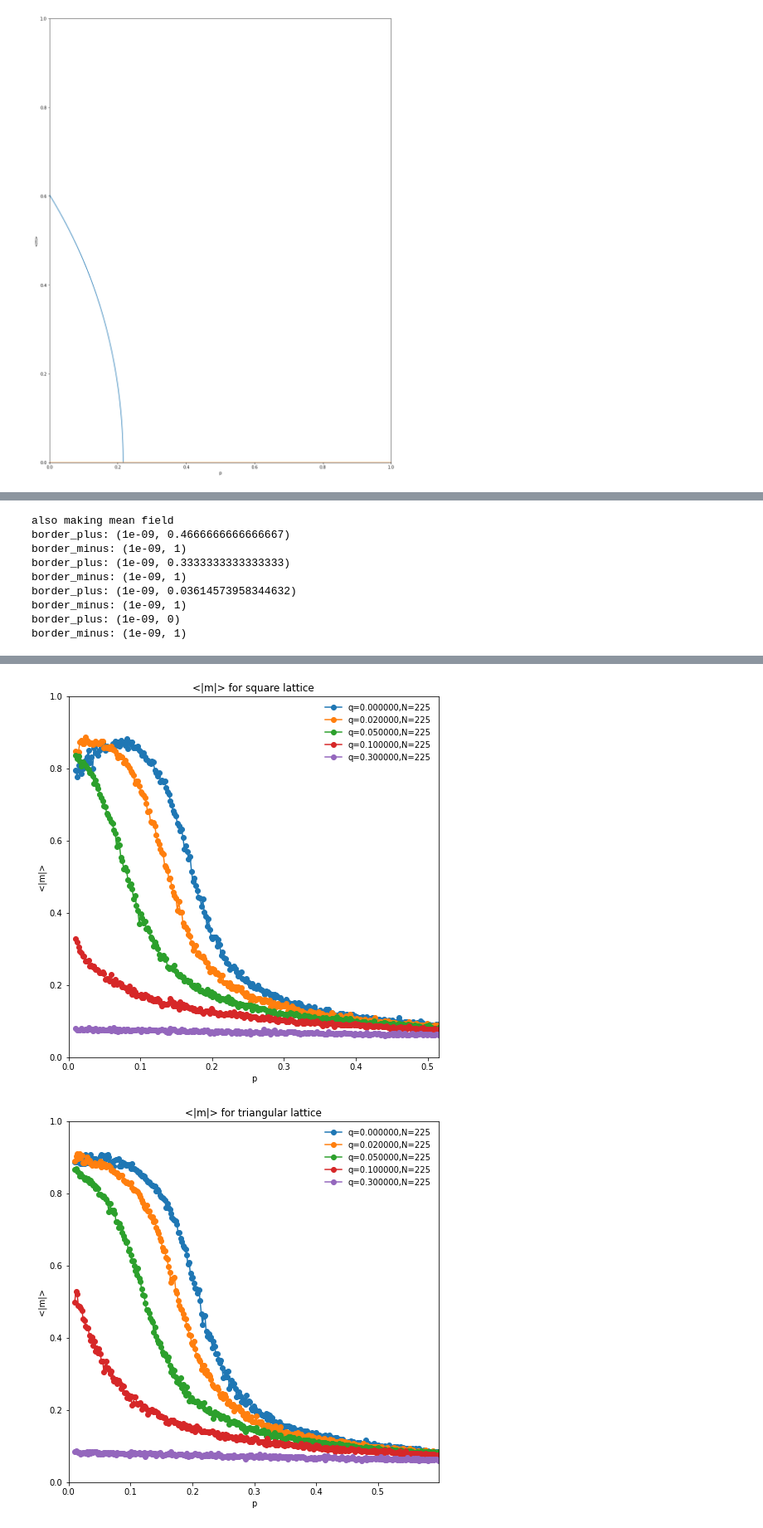
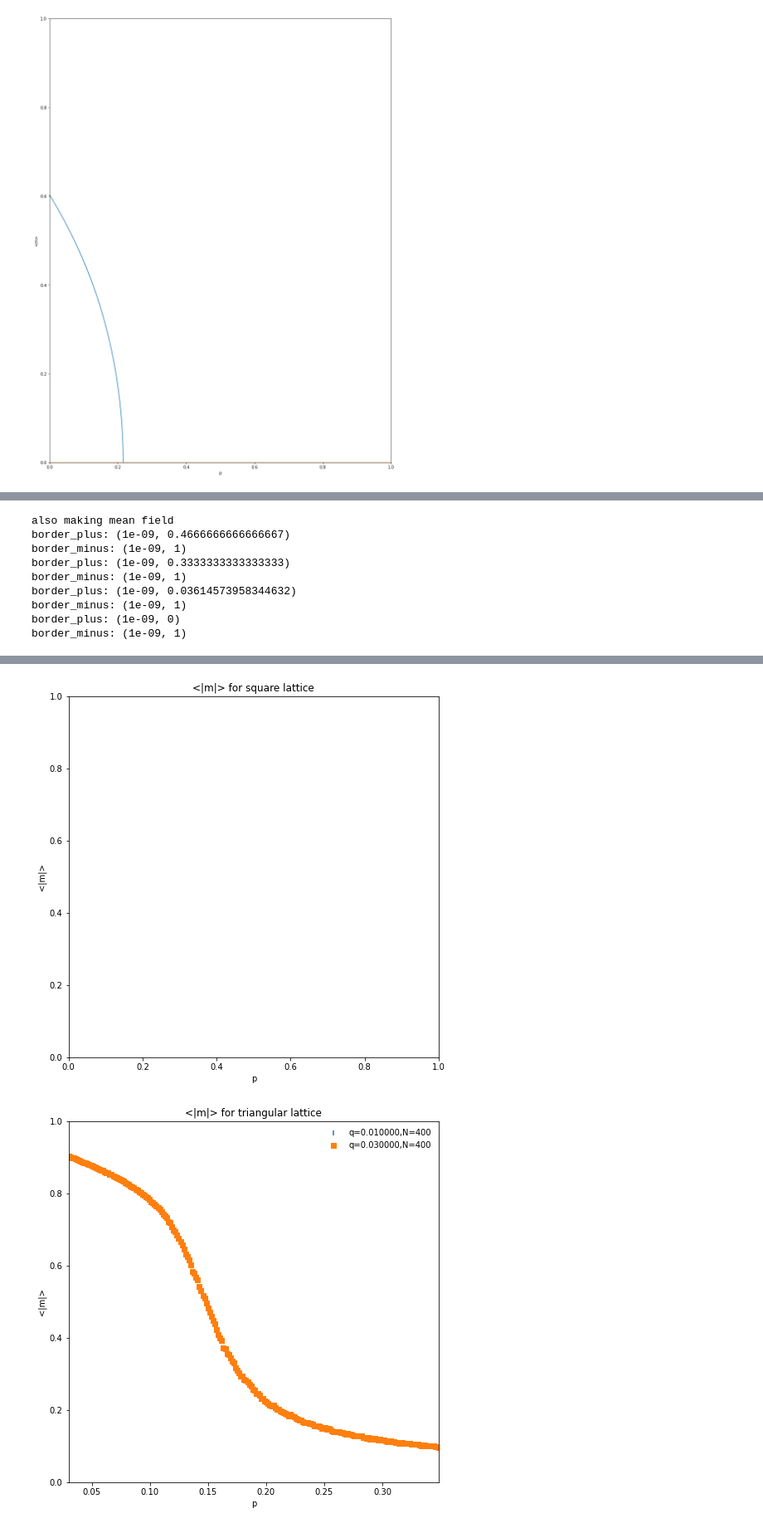
Before and after one commit to makskliczkowski/MajorityVote-counting, a Jupyter notebook: jupyter.ipynb, the cells around one changed output, grey strips where cells are left out. Shown at 83% size. Saved outputs shown, nothing was run; the diff lists cells and outputs as text; code cells hidden in the pictures.

```diff
--- a/jupyter.ipynb
+++ b/jupyter.ipynb
@@ -12,0 +1,20 @@ savedir = "D:\\Uni\\SEMESTERS\\MS\\BDA\\I\\ComplexSystems\\Majority-vote-model\\
+# %%
+import itertools
+import matplotlib.pyplot as plt
+from math import sqrt, log
+import math
+import numpy as np
+import random
+from datetime import datetime
+random.seed(datetime.now())
+import pandas as pd
+import os
+marker = itertools.cycle((',', '+', '.', 'd', '*','x','v','>','<','^','P','|'))
+savedir = "D:\\Uni\\SEMESTERS\\MS\\BDA\\I\\ComplexSystems\\Majority-vote-model\\figs\\"
+%matplotlib inline
+from scipy.optimize import curve_fit
+import scipy
+from shapely.geometry import LineString
+from scipy import asarray as ar,exp
+import statistics
+from statistics import mode
@@ -346,6 +431,9 @@ def plotAverages(directory,Ns,savename = "infinite_", typek = "square", plot_mea
     labels = []
     qs = []
     xlim = 1
+    xmin = 0
+    #scatter = None
+    handles = []
     for file in os.listdir(directory):
         if file[-4:]==".dat":
             f = pd.read_csv(directory+"\\"+ file, names = ["p",'m','susc','binder'],skiprows = 1, sep ="\t")
@@ -358,14 +446,17 @@ def plotAverages(directory,Ns,savename = "infinite_", typek = "square", plot_mea
             if N in Ns:
                 qs.append(q)
                 labels.append(splt[1]+","+splt[2])
-                ax.plot(f['p'], f['m'], marker = "o")
+                markerek = next(marker)
+                #handles.append(markerek)
+                handles.append(ax.scatter(f['p'], f['m'], marker = markerek,s=40))
                 xlim = np.max(f['p'])
+                xmin = np.min(f['p'])
             #if q < 0.08:
                 #ax[1].plot(f['p'], f['binder'], marker = "+")
 
             #print(f)
-
-
+    #handles, labels = ax[0].legend
+    #print(handles)
     leg =labels
     if plot_mean:
         if typek == "triangular":
@@ -376,9 +467,9 @@ def plotAverages(directory,Ns,savename = "infinite_", typek = "square", plot_mea
             #leg = labels + ["q="+str(a) for a in qs]
             print("also making mean field")
             makeSquareMagnet(1000,qs,ax)
-    ax.legend(leg,loc='best', frameon=False)
+    ax.legend(handles , leg,loc='best', frameon=False)
     ax.set_title("<|m|> for " + typek + " lattice")
-    ax.set_xlim(0,xlim)
+    ax.set_xlim(xmin,xlim)
     ax.set_ylim(0,1)
     ax.set_xlabel("p")
     ax.set_ylabel("<|m|>")
@@ -400,7 +491,7 @@ def plotAverages(directory,Ns,savename = "infinite_", typek = "square", plot_mea
 
 
 
-Ns = [15*15]
+Ns = [ 20*20]
 plotAverages("D:\\Uni\\SEMESTERS\\MS\\BDA\\I\\ComplexSystems\\Majority-vote-model\\cpp\\Project1\\Results\\Square\\",[10000], typek= "square")
 
 plotAverages("D:\\Uni\\SEMESTERS\\MS\\BDA\\I\\ComplexSystems\\Majority-vote-model\\cpp\\Project1\\Results\\Triangular\\",[10000], typek = "triangular")
@@ -427,3 +518,3 @@ border_minus: (1e-09, 1)
-[figure, old version]
+[figure, new version]
-[figure, old version]
+[figure, new version]
 # %%
```
Also changed, not shown: parts of 8 cells of this notebook, 21 other files.
